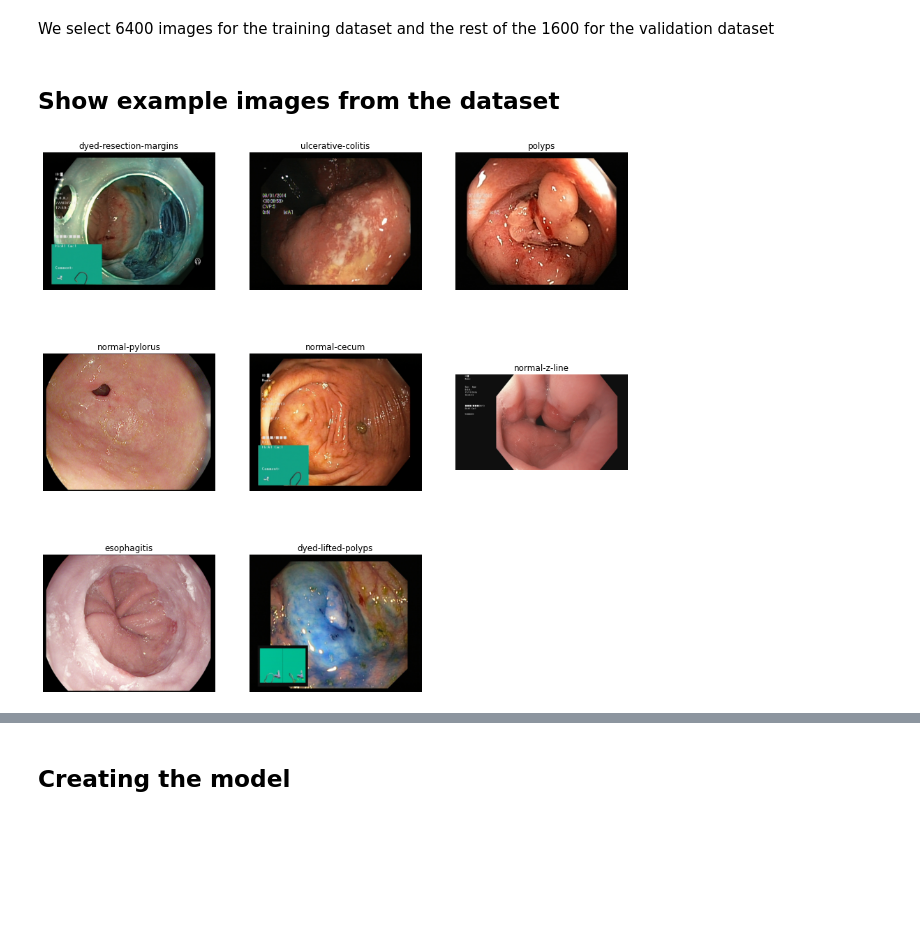
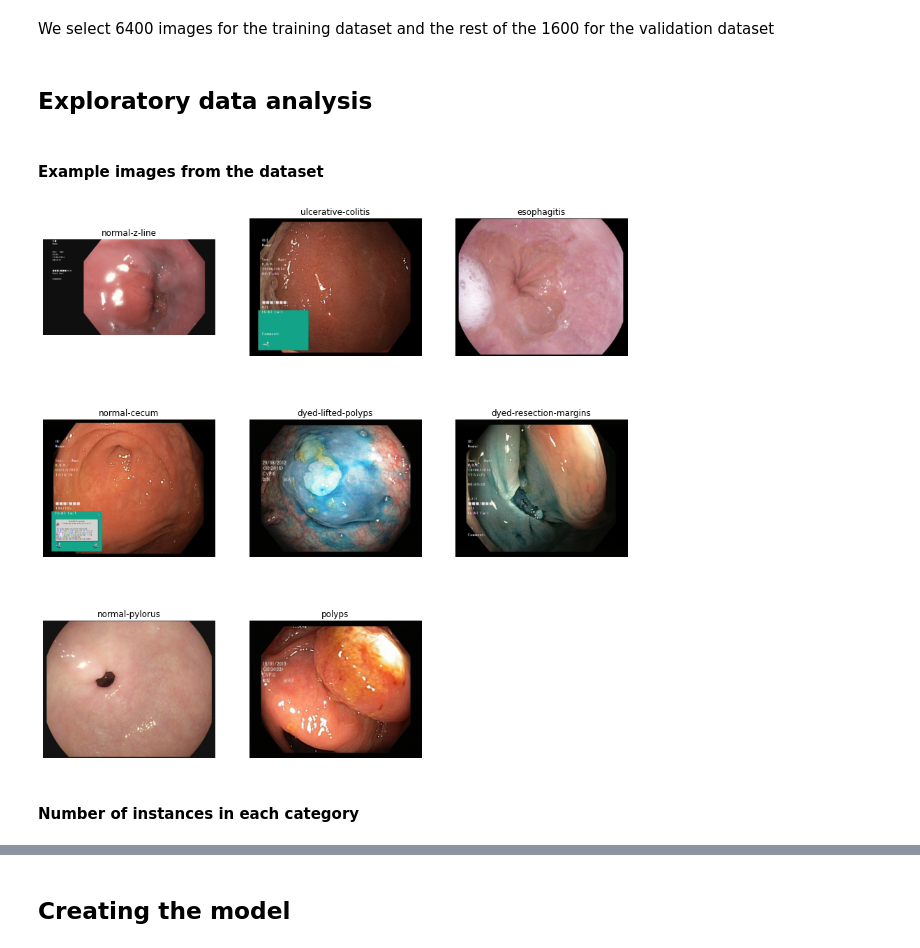
Before and after one commit to teamoptimusai/gastrointestinal-tract-anomaly-classification, a Jupyter notebook: notebooks/KVASIR_DenseNet201_with_augmentation.ipynb, the cells around one changed output, grey strips where cells are left out. Drawn from its saved outputs; the diff is of its cells as text; code cells hidden in the pictures; blank space fills up the shorter version.

Commit message:
Add exploratory data analysis

```diff
--- a/notebooks/KVASIR_DenseNet201_with_augmentation.ipynb
+++ b/notebooks/KVASIR_DenseNet201_with_augmentation.ipynb
@@ -61,0 +58,6 @@ categories = ['dyed-lifted-polyps','dyed-resection-margins','esophagitis',
+# %%
+from pathlib import Path
+
+p = Path('kvasir-dataset-v2')
+category_dirs = [x for x in p.rglob('*') if x.is_dir()]
+categories = [x.name for x in category_dirs]
@@ -96,20 +115,24 @@ Found 8000 files belonging to 8 classes.
 Using 1600 files for validation.
 # %% [markdown]
 We select 6400 images for the training dataset and the rest of the 1600 for the validation dataset
+# %% [markdown]
+## Exploratory data analysis
 # %% [markdown]
-## Show example images from the dataset
+#### Example images from the dataset
 # %%
 # Show one example for each category
 
 plt.figure(figsize=(15, 15))
 plot_num = 1
-for cat_dir in glob.glob(datadir +"/*"):
+for cat_dir in category_dirs:
   img_path = random.choice(os.listdir(cat_dir))
   img = cv2.imread(os.path.join(cat_dir,img_path))
   ax = plt.subplot(3, 3, plot_num)
   plt.imshow(cv2.cvtColor(img,cv2.COLOR_BGR2RGB))
-  plt.title(cat_dir[27:])
+  plt.title(cat_dir.name)
   plt.axis("off")
   plot_num+=1
 # %% [output]
-[figure, old version]
+[figure, new version]
+# %% [markdown]
+#### Number of instances in each category
```
Also changed, not shown: parts of 10 cells of this notebook, 1 other file.
